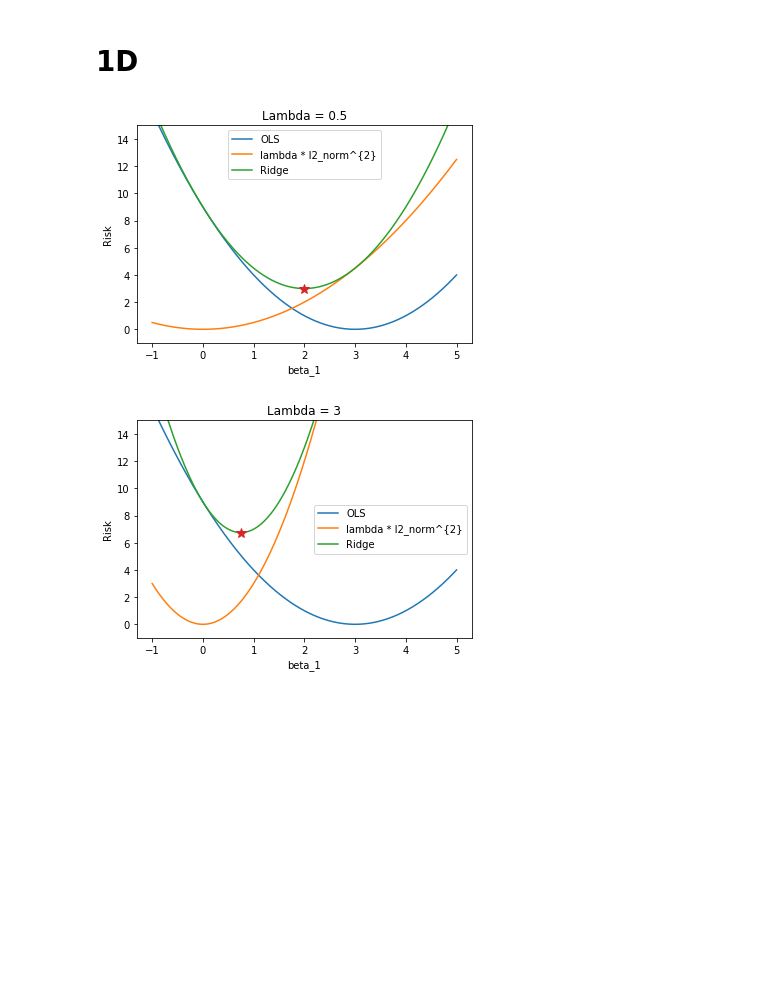
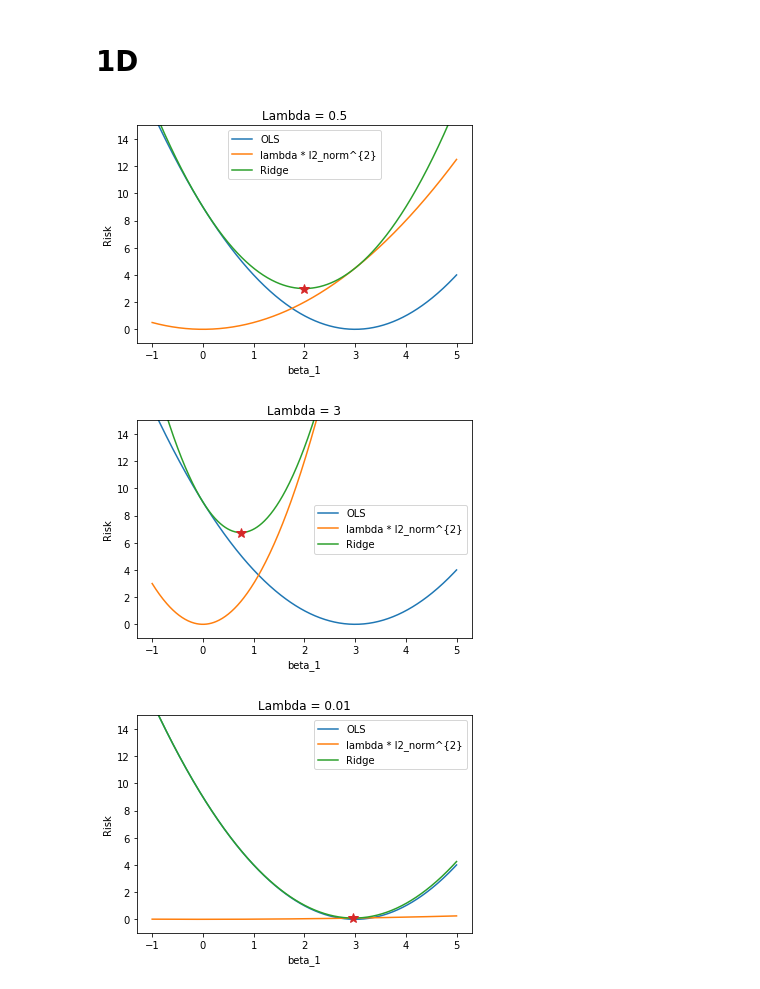
Before and after one commit to HeuJulien/ML-P6-2020, a Jupyter notebook: lecture03/rpz_ridge_1d.ipynb, the cells around one changed output. Saved outputs shown, nothing was run; the diff lists cells and outputs as text; code cells hidden in the pictures; blank space fills up the shorter version.

```diff
--- a/lecture03/rpz_ridge_1d.ipynb
+++ b/lecture03/rpz_ridge_1d.ipynb
@@ -3,28 +3,30 @@
 # %%
 import numpy as np
 import matplotlib.pyplot as plt
 %matplotlib inline
 
 def rpz_ridge_1d(ols_zero=3,ols_coeff=1,lmbd=0.5):
     x = np.linspace(-1,5,500)
     l2_norm = lambda x, lmbd : lmbd*(x**2)
     ols = lambda x, ols_zero, ols_coeff : ols_coeff*((x-ols_zero)**2)
 
     min_ols = np.argmin(ols(x,ols_zero,ols_coeff)+l2_norm(x,lmbd))
 
     plt.figure()
     plt.plot(x,ols(x,ols_zero,ols_coeff),label='OLS')
     plt.plot(x,l2_norm(x,lmbd),label='lambda * l2_norm^{2}')
     plt.plot(x,ols(x,ols_zero,ols_coeff)+l2_norm(x,lmbd),label='Ridge')
     plt.plot(x[min_ols],ols(x[min_ols],ols_zero,ols_coeff)+l2_norm(x[min_ols],lmbd),'*',markersize=10)
     plt.ylim([-1,15])
     plt.legend()
     plt.title('Lambda = {}'.format(lmbd))
     plt.xlabel('beta_1')
     plt.ylabel('Risk')
 
 rpz_ridge_1d()
 rpz_ridge_1d(lmbd=3)
+rpz_ridge_1d(lmbd=0.01)
 # %% [output]
 [figure]
 [figure]
+[figure, added]
```
